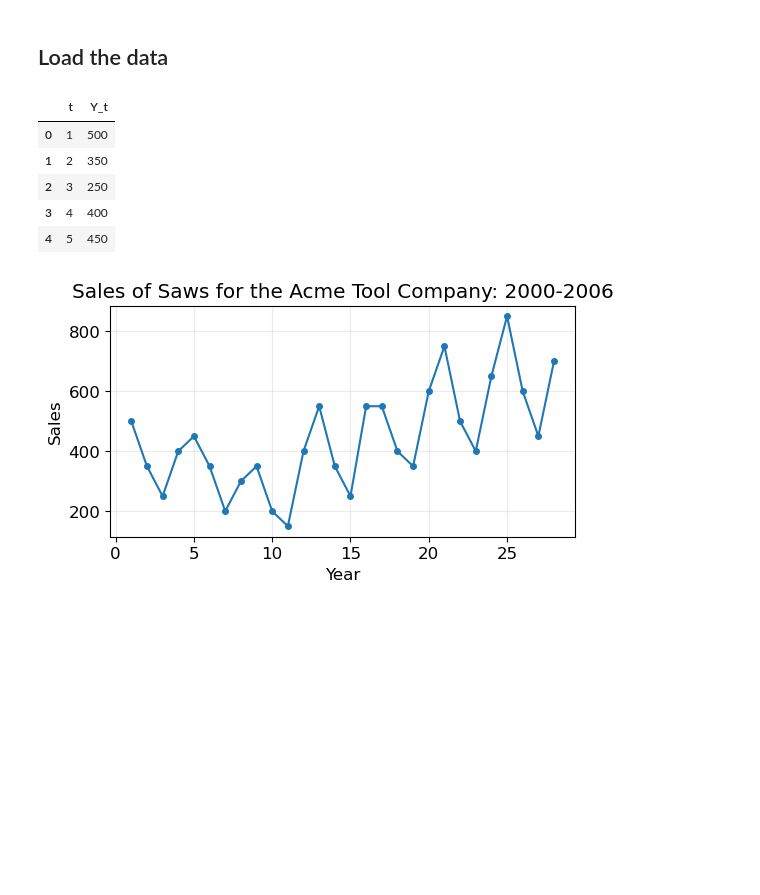
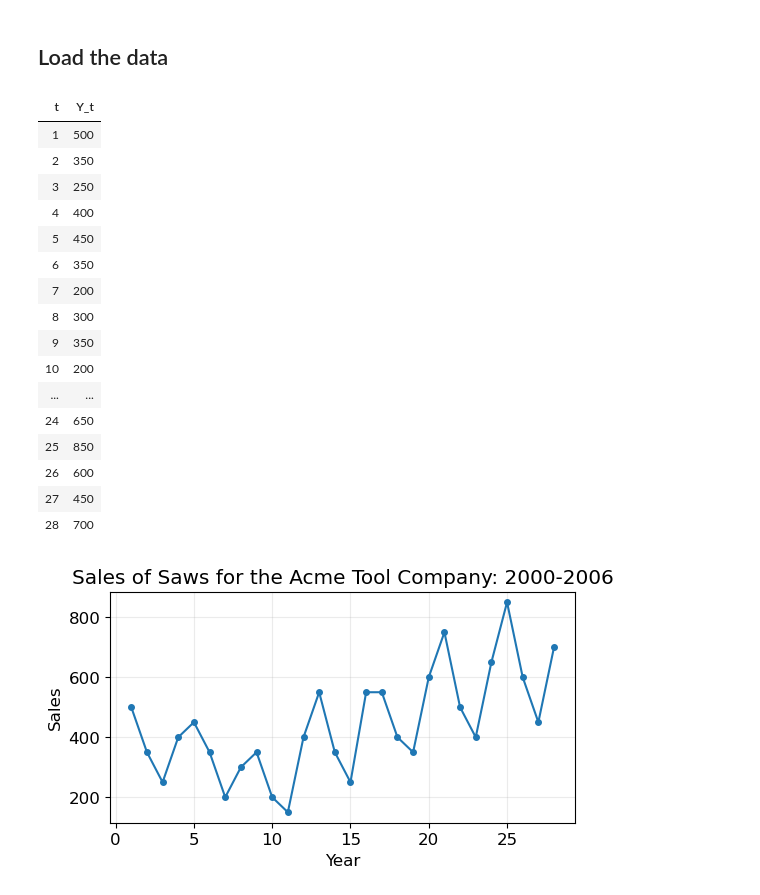
Before and after one commit to LugoBlogger/SI-201-542-forecasting-technique, a Jupyter notebook: chapter-03/03-example-01.ipynb, the cells around one changed output. Saved outputs shown, nothing was run; the diff lists cells and outputs as text; code cells hidden in the pictures; blank space fills up the shorter version.

```diff
--- a/chapter-03/03-example-01.ipynb
+++ b/chapter-03/03-example-01.ipynb
@@ -23,14 +23,25 @@ def read_ods(filename, columns):
 # %%
 filename = "03-table-01-sales-of-saws-for-acme-tool.ods"
 df = read_ods(filename, {"t": "t", "Sales": "Y_t"})
-df.head()
+df.style.hide_index()
 # %% [output]
-|  | t | Y_t |
-| 0 | 1 | 500 |
-| 1 | 2 | 350 |
-| 2 | 3 | 250 |
-| 3 | 4 | 400 |
-| 4 | 5 | 450 |
+| t | Y_t |
+| 1 | 500 |
+| 2 | 350 |
+| 3 | 250 |
+| 4 | 400 |
+| 5 | 450 |
+| 6 | 350 |
+| 7 | 200 |
+| 8 | 300 |
+| 9 | 350 |
+| 10 | 200 |
+| ... | ... |
+| 24 | 650 |
+| 25 | 850 |
+| 26 | 600 |
+| 27 | 450 |
+| 28 | 700 |
 # %%
 fig, ax = plt.subplots(figsize=(6, 3))
 
```
Also changed, not shown: 11 other files.
